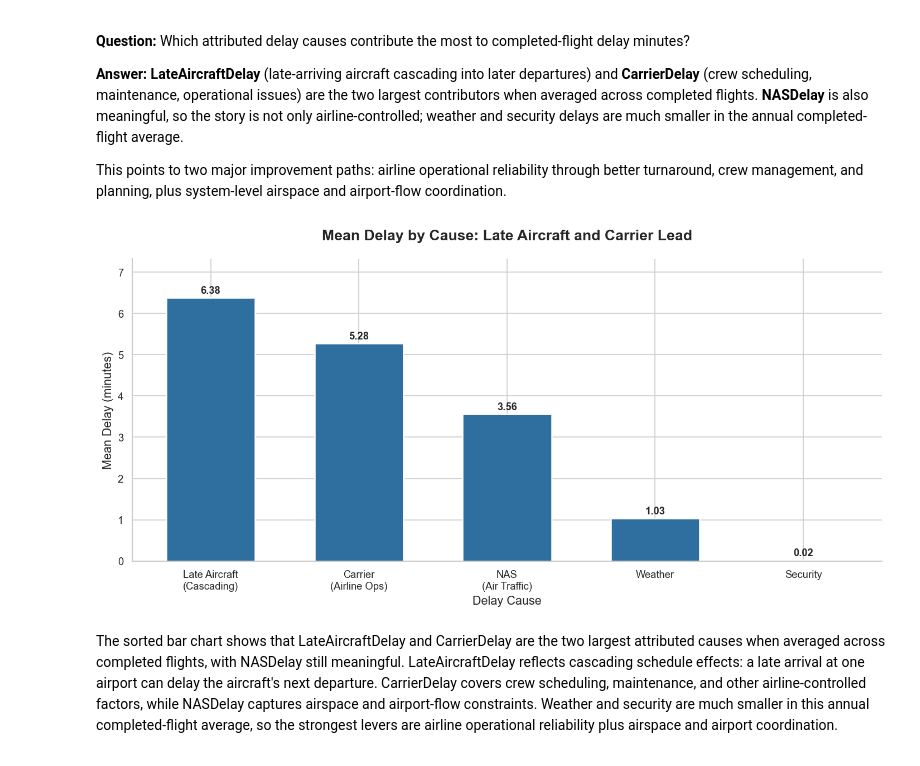
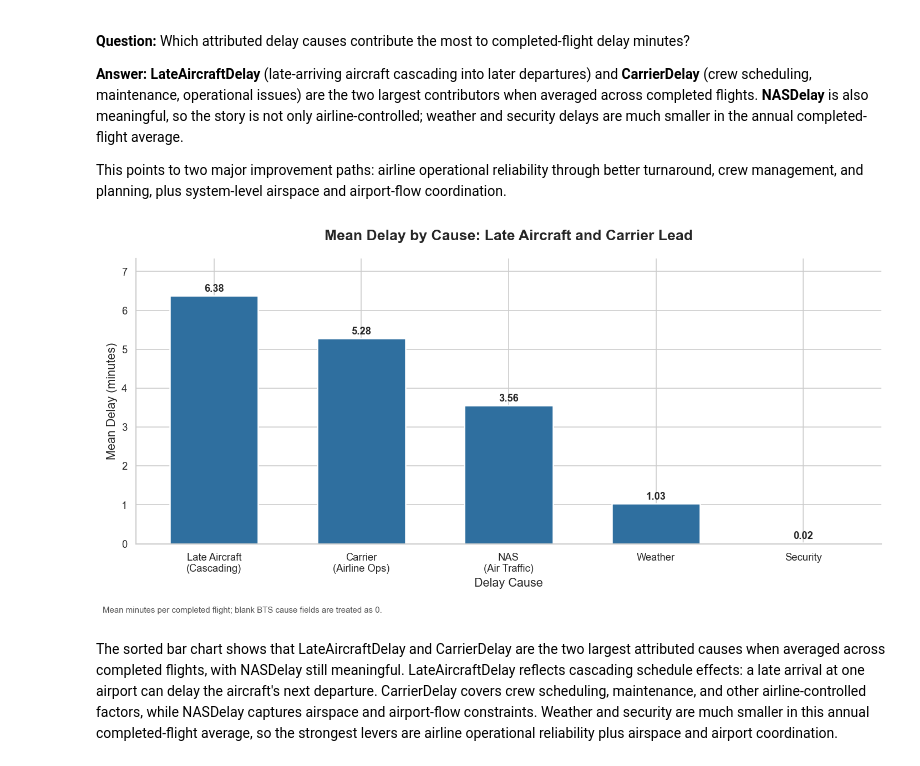
Before and after one commit to luisjfeliu/data-analysis-flight-delays-visuals, a Jupyter notebook: Part_II_explanatory.ipynb, the cells around one changed output. Drawn from its saved outputs; the diff is of its cells as text; code cells hidden in the pictures.

```diff
--- a/Part_II_explanatory.ipynb
+++ b/Part_II_explanatory.ipynb
@@ -90,6 +91,7 @@ def read_monthly_zip(zip_path, columns):
 
 if PROCESSED_DATA.exists():
     df = pd.read_csv(PROCESSED_DATA, usecols=cols, encoding='latin-1', low_memory=False)
+    data_source = 'processed local cache in data/processed/'
 else:
     zip_files = sorted(DATA_DIR.glob(ZIP_PATTERN), key=month_number)
     if len(zip_files) != 12:
@@ -98,6 +100,7 @@ else:
             'Copy or download them from BTS.'
         )
     df = pd.concat((read_monthly_zip(path, cols) for path in zip_files), ignore_index=True)
+    data_source = 'monthly ZIP files in data/raw/'
 
 # Blank cause fields mean no minutes were attributed to that delay cause.
 delay_causes = ['CarrierDelay', 'WeatherDelay', 'NASDelay', 'SecurityDelay', 'LateAircraftDelay']
@@ -131,6 +134,7 @@ day_names = {1: 'Mon', 2: 'Tue', 3: 'Wed', 4: 'Thu', 5: 'Fri', 6: 'Sat', 7: 'Sun
 df_active['DayName'] = df_active['DayOfWeek'].map(day_names)
 df_active['TimeOfDay'] = df_active['CRSDepTime'].apply(classify_time)
 
+print(f"Source: {data_source}")
 print(f"Dataset: {len(df):,} scheduled flights")
 print(f"Completed flights used for delay analysis: {len(df_active):,}")
 print(f"Cancelled flights: {(df['Cancelled'].astype(bool)).sum():,}")
@@ -268,29 +275,31 @@ This points to two major improvement paths: airline operational reliability thro
 # %%
 # Insight 2: Mean delay by cause
 delay_causes = ['CarrierDelay', 'WeatherDelay', 'NASDelay', 'SecurityDelay', 'LateAircraftDelay']
 cause_labels = {
     'CarrierDelay': 'Carrier\n(Airline Ops)',
     'WeatherDelay': 'Weather',
     'NASDelay': 'NAS\n(Air Traffic)',
     'SecurityDelay': 'Security',
     'LateAircraftDelay': 'Late Aircraft\n(Cascading)'
 }
 cause_means = df_active[delay_causes].mean().sort_values(ascending=False)
 cause_label_order = [cause_labels[cause] for cause in cause_means.index]
 
 fig, ax = plt.subplots(figsize=(12, 6))
 colors = '#2F6F9F'
 bars = ax.bar(cause_label_order, cause_means.values, color=colors, edgecolor='white', linewidth=1.5, width=0.6)
 ax.set_title('Mean Delay by Cause: Late Aircraft and Carrier Lead', fontsize=16, fontweight='bold', pad=20)
 ax.set_xlabel('Delay Cause', fontsize=13)
 ax.set_ylabel('Mean Delay (minutes)', fontsize=13)
 for bar, val in zip(bars, cause_means.values):
     ax.text(bar.get_x() + bar.get_width()/2., bar.get_height() + 0.05,
             f'{val:.2f}', ha='center', va='bottom', fontweight='bold', fontsize=11)
 ax.set_ylim(0, cause_means.max() * 1.15)
-plt.tight_layout()
+fig.text(0.01, 0.01, 'Mean minutes per completed flight; blank BTS cause fields are treated as 0.',
+         fontsize=9, color='#555555')
+plt.tight_layout(rect=[0, 0.04, 1, 1])
 # %% [output]
-[figure, old version]
+[figure, new version]
 # %% [markdown]
 The sorted bar chart shows that LateAircraftDelay and CarrierDelay are the two largest attributed causes when averaged across completed flights, with NASDelay still meaningful. LateAircraftDelay reflects cascading schedule effects: a late arrival at one airport can delay the aircraft's next departure. CarrierDelay covers crew scheduling, maintenance, and other airline-controlled factors, while NASDelay captures airspace and airport-flow constraints. Weather and security are much smaller in this annual completed-flight average, so the strongest levers are airline operational reliability plus airspace and airport coordination.
 # %% [markdown]
```
Also changed, not shown: parts of 6 cells of this notebook, 1 other file.
